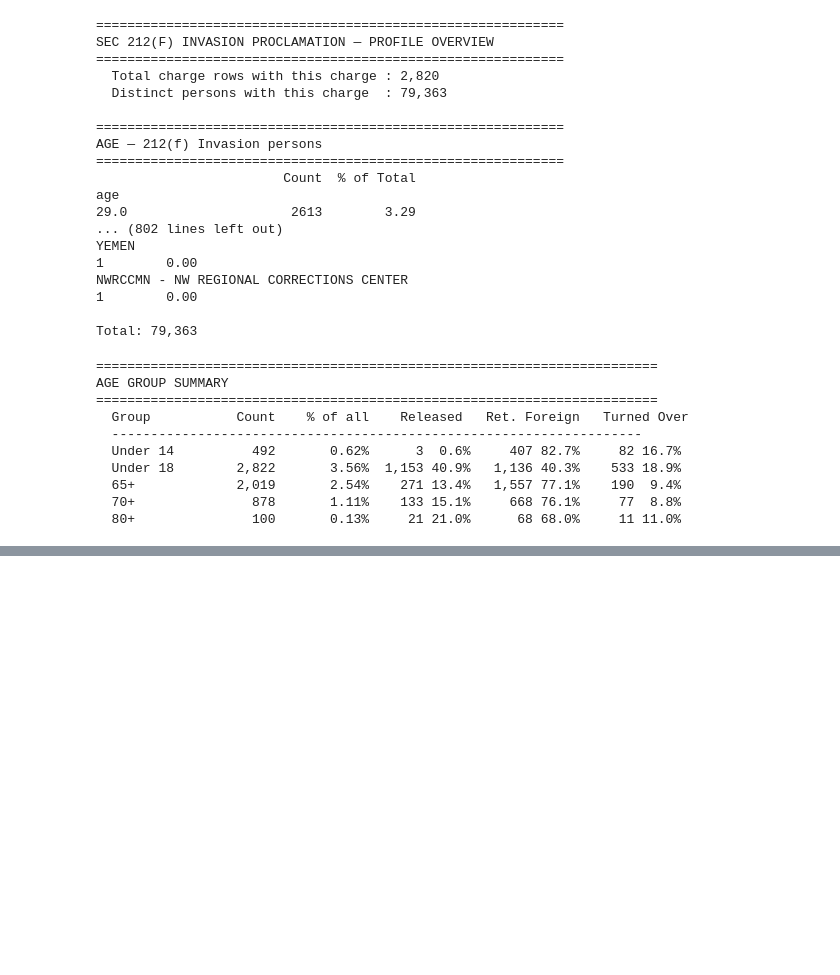
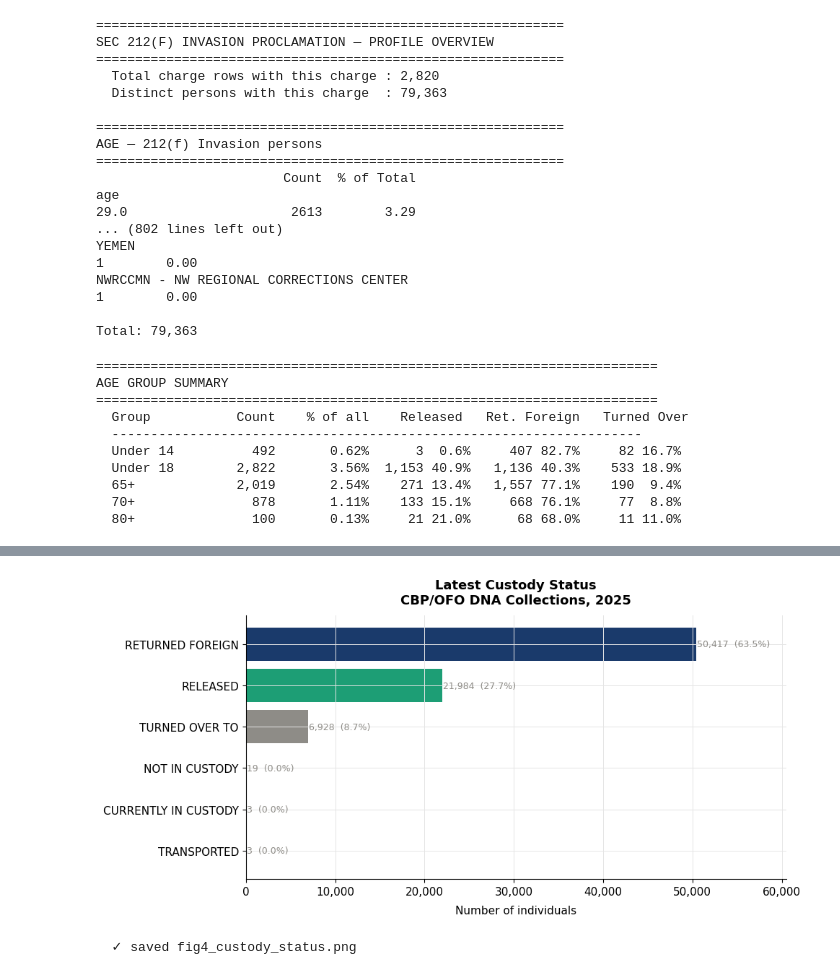
Before and after one commit to angelasidhu/DNA, a Jupyter notebook: stevie.ipynb, the cells around one changed output, grey strips where cells are left out. Cells and saved outputs as stored; diff of their text form; code cells hidden in the pictures; blank space fills up the shorter version.

```diff
--- a/stevie.ipynb
+++ b/stevie.ipynb
@@ -705,0 +820,32 @@ AGE GROUP SUMMARY
+# %%
+# FIG 4 — Custody Status (horizontal bar, color-coded)
+
+custody = df_persons["custody_status"].value_counts()
+
+color_map = {
+    "RETURNED FOREIGN" : BLUE,
+    "RELEASED"         : GREEN,
+    "TURNED OVER TO"   : GREY,
+    "NOT IN CUSTODY"   : GOLD,
+}
+colors = [color_map.get(k, ORANGE) for k in custody.index]
+
+fig, ax = plt.subplots(figsize=(10, 5))
+bars = ax.barh(custody.index[::-1], custody.values[::-1],
+               color=colors[::-1], edgecolor="none")
+
+for bar, val in zip(bars, custody.values[::-1]):
+    pct = val / len(df_persons) * 100
+    ax.text(bar.get_width() + 100, bar.get_y() + bar.get_height()/2,
+            f"{val:,}  ({pct:.1f}%)", va="center", fontsize=9, color=GREY)
+
+ax.set_xlabel("Number of individuals", labelpad=8)
+ax.set_title("Latest Custody Status\nCBP/OFO DNA Collections, 2025",
+             fontsize=13, fontweight="bold", pad=12)
+ax.xaxis.set_major_formatter(mticker.FuncFormatter(lambda x, _: f"{int(x):,}"))
+ax.set_xlim(0, custody.values.max() * 1.2)
+fig.tight_layout()
+save(fig, "fig4_custody_status")
+# %% [output]
+[figure, added]
+  ✓ saved fig4_custody_status.png
```
Also changed, not shown: parts of 13 cells of this notebook.
